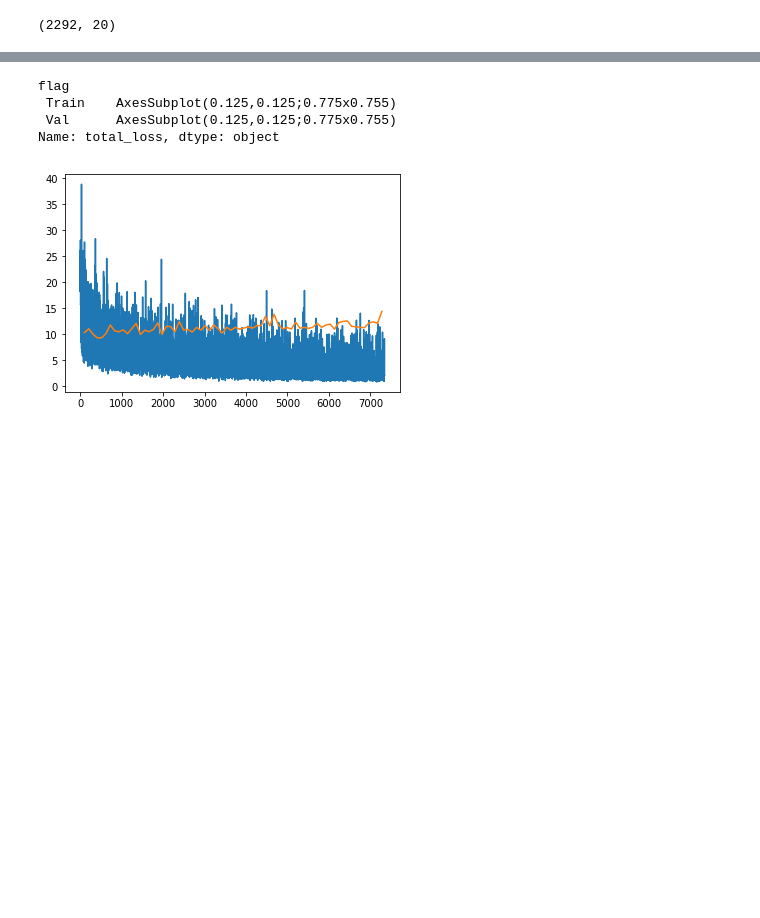
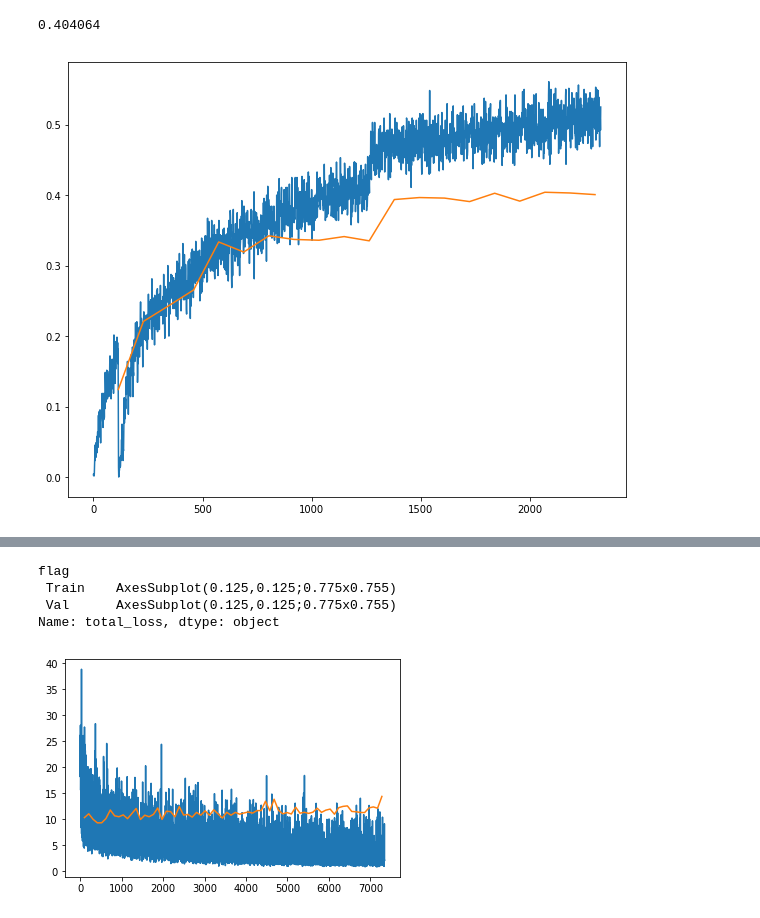
Before and after one commit to aelskhawy/own_adl4cv, a Jupyter notebook: read_logs.ipynb, the cells around one changed output, grey strips where cells are left out. Saved outputs shown, nothing was run; the diff lists cells and outputs as text; code cells hidden in the pictures; blank space fills up the shorter version.

```diff
--- a/read_logs.ipynb
+++ b/read_logs.ipynb
@@ -20,4 +36,8 @@ df.columns = [str.strip(x) for x in df.columns]
-# %%
-print(df.shape)
-# %% [output]
-(2292, 20)
+# %%
+p = 'box_accuracy'
+df.groupby('flag')[p].plot()
+max(df[(df.flag == ' Val')][p])
+#df[(df.flag == ' Val') & (df.epoch == 50)]['box_accuracy']
+# %% [output]
+0.404064
+[figure, added]
```
Also changed, not shown: parts of 8 cells of this notebook, 13 other files.
